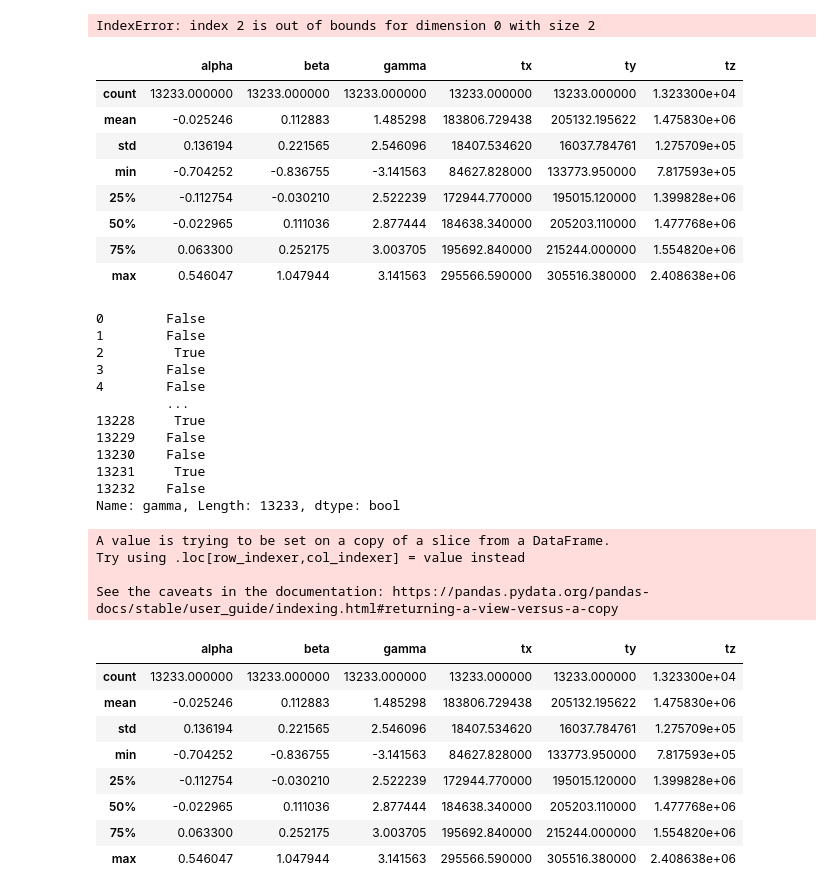
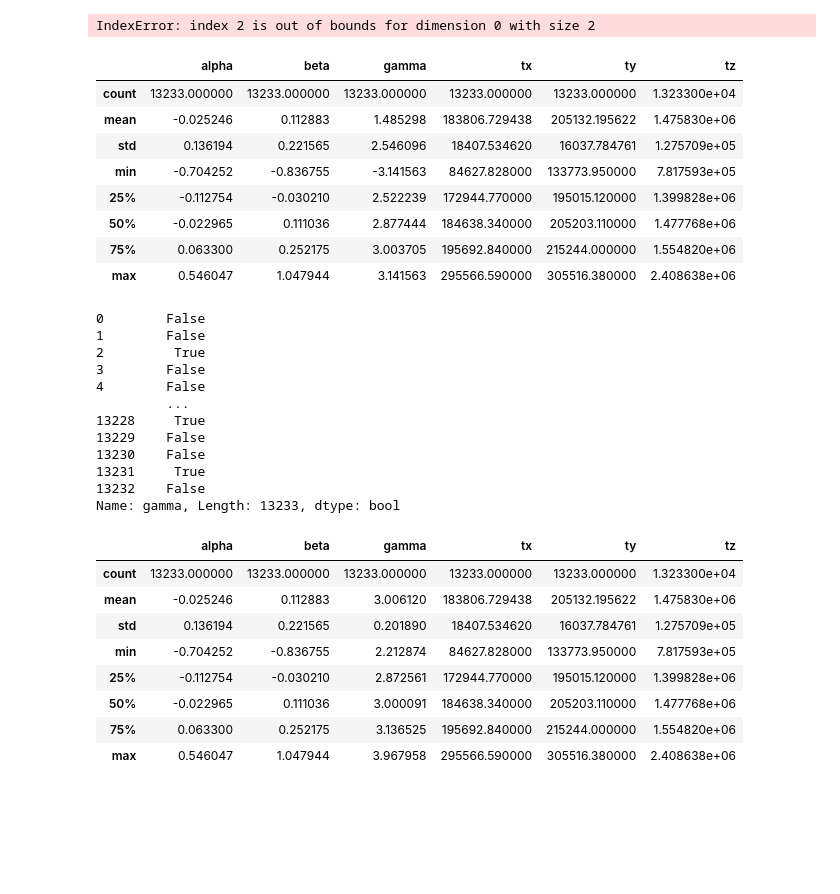
Before and after one commit to brunorafael223/ml2021, a Jupyter notebook: datasets.ipynb, the cells around one changed output. Cells and saved outputs as stored; diff of their text form; code cells hidden in the pictures; blank space fills up the shorter version.

```diff
--- a/datasets.ipynb
+++ b/datasets.ipynb
@@ -79,45 +79,41 @@ display(df.describe())
 # df.values[:,2].max()
 import numpy as np
 
 lg = df.gamma < 0
 print(lg)
-df["gamma"] = df["gamma"] + lg*(2*np.pi)
+df["gamma"] += lg*(2*np.pi)
 display(df.describe())
 # %% [output]
 |  | alpha | beta | gamma | tx | ty | tz |
 | count | 13233.000000 | 13233.000000 | 13233.000000 | 13233.000000 | 13233.000000 | 1.323300e+04 |
 | mean | -0.025246 | 0.112883 | 1.485298 | 183806.729438 | 205132.195622 | 1.475830e+06 |
 | std | 0.136194 | 0.221565 | 2.546096 | 18407.534620 | 16037.784761 | 1.275709e+05 |
 | min | -0.704252 | -0.836755 | -3.141563 | 84627.828000 | 133773.950000 | 7.817593e+05 |
 | 25% | -0.112754 | -0.030210 | 2.522239 | 172944.770000 | 195015.120000 | 1.399828e+06 |
 | 50% | -0.022965 | 0.111036 | 2.877444 | 184638.340000 | 205203.110000 | 1.477768e+06 |
 | 75% | 0.063300 | 0.252175 | 3.003705 | 195692.840000 | 215244.000000 | 1.554820e+06 |
 | max | 0.546047 | 1.047944 | 3.141563 | 295566.590000 | 305516.380000 | 2.408638e+06 |
 0        False
 1        False
 2         True
 3        False
 4        False
          ...
 13228     True
 13229    False
 13230    False
 13231     True
 13232    False
 Name: gamma, Length: 13233, dtype: bool
-A value is trying to be set on a copy of a slice from a DataFrame.
-Try using .loc[row_indexer,col_indexer] = value instead
-
-See the caveats in the documentation: https://pandas.pydata.org/pandas-docs/stable/user_guide/indexing.html#returning-a-view-versus-a-copy
 |  | alpha | beta | gamma | tx | ty | tz |
 | count | 13233.000000 | 13233.000000 | 13233.000000 | 13233.000000 | 13233.000000 | 1.323300e+04 |
-| mean | -0.025246 | 0.112883 | 1.485298 | 183806.729438 | 205132.195622 | 1.475830e+06 |
-| std | 0.136194 | 0.221565 | 2.546096 | 18407.534620 | 16037.784761 | 1.275709e+05 |
-| min | -0.704252 | -0.836755 | -3.141563 | 84627.828000 | 133773.950000 | 7.817593e+05 |
-| 25% | -0.112754 | -0.030210 | 2.522239 | 172944.770000 | 195015.120000 | 1.399828e+06 |
-| 50% | -0.022965 | 0.111036 | 2.877444 | 184638.340000 | 205203.110000 | 1.477768e+06 |
-| 75% | 0.063300 | 0.252175 | 3.003705 | 195692.840000 | 215244.000000 | 1.554820e+06 |
-| max | 0.546047 | 1.047944 | 3.141563 | 295566.590000 | 305516.380000 | 2.408638e+06 |
+| mean | -0.025246 | 0.112883 | 3.006120 | 183806.729438 | 205132.195622 | 1.475830e+06 |
+| std | 0.136194 | 0.221565 | 0.201890 | 18407.534620 | 16037.784761 | 1.275709e+05 |
+| min | -0.704252 | -0.836755 | 2.212874 | 84627.828000 | 133773.950000 | 7.817593e+05 |
+| 25% | -0.112754 | -0.030210 | 2.872561 | 172944.770000 | 195015.120000 | 1.399828e+06 |
+| 50% | -0.022965 | 0.111036 | 3.000091 | 184638.340000 | 205203.110000 | 1.477768e+06 |
+| 75% | 0.063300 | 0.252175 | 3.136525 | 195692.840000 | 215244.000000 | 1.554820e+06 |
+| max | 0.546047 | 1.047944 | 3.967958 | 295566.590000 | 305516.380000 | 2.408638e+06 |
 # %%
 aset=df.iloc[:10586]
 bset=df.iloc[10586:]
```
Also changed, not shown: parts of 1 cell of this notebook.
